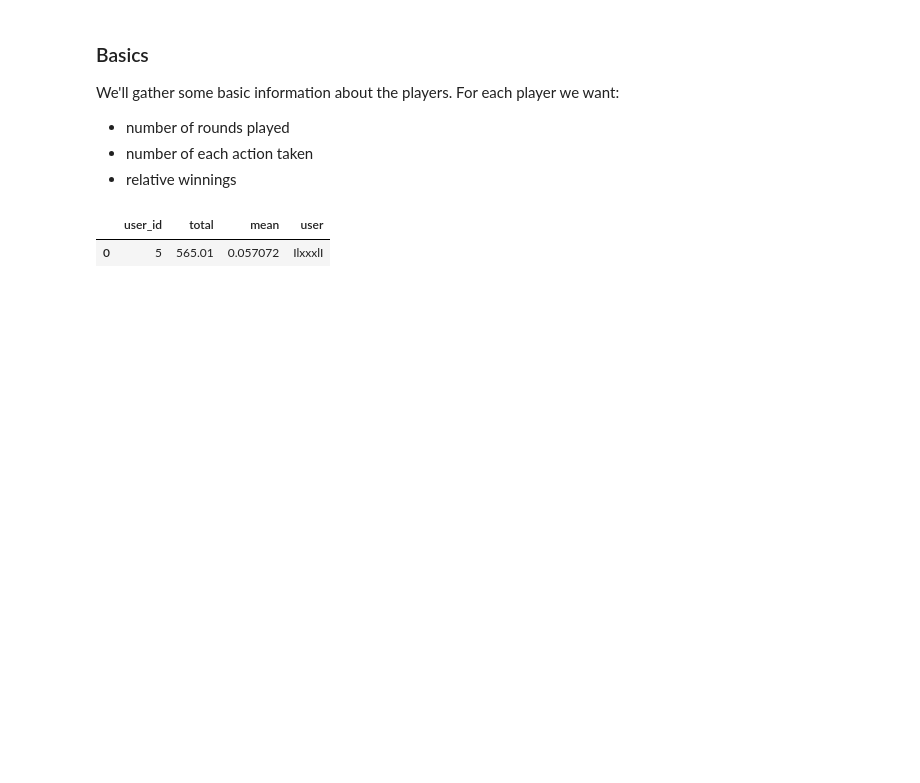
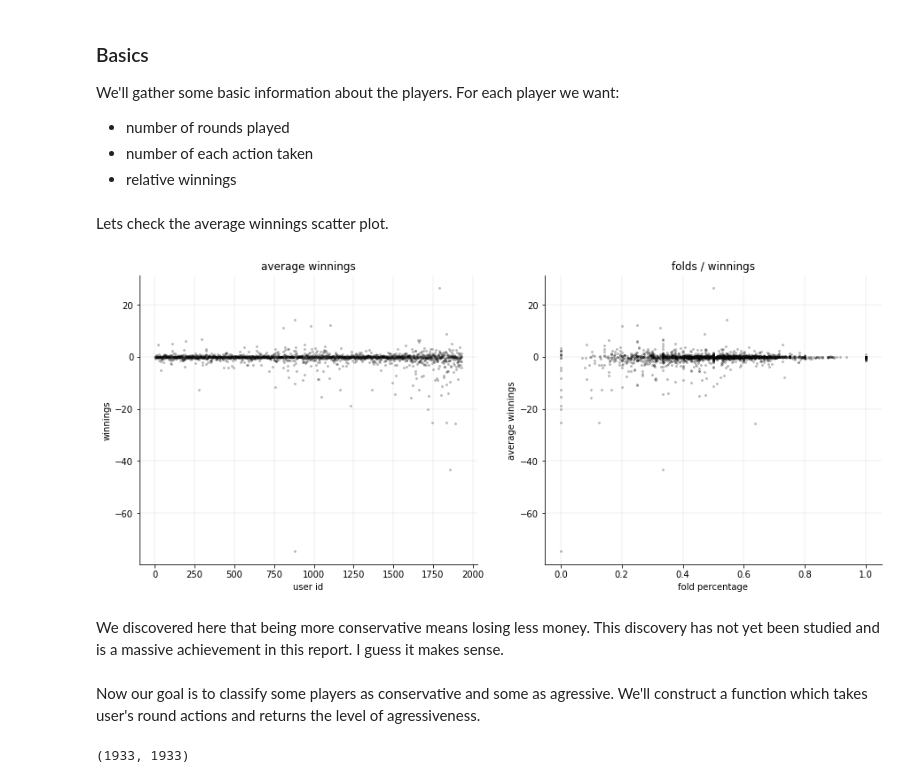
Before and after one commit to kuco23/PokerPlayerPatterns, a Jupyter notebook: notebook.ipynb, the cells around one changed output. Saved outputs shown, nothing was run; the diff lists cells and outputs as text; code cells hidden in the pictures; blank space fills up the shorter version.

Commit message:
fold ratio / tidy inactive users

```diff
--- a/notebook.ipynb
+++ b/notebook.ipynb
@@ -15,3 +9,23 @@ pd.options.display.max_rows = nrowdisplay
+# %%
+from pathlib import Path
+import matplotlib.pyplot as plt
+import pandas as pd
+
+from lib import ActionId, TurnId
+
+# rounds gathered (last one is not finished)
+MAX_ROUND = 42688 - 1
+
+nrounds, nrowdisplay = MAX_ROUND, 15
+pd.options.display.max_rows = nrowdisplay
+
+def setAxDefaults(ax, title, xlab, ylab):
+    ax.set_title(title)
+    ax.set_xlabel(xlab)
+    ax.set_ylabel(ylab)
+    ax.spines['top'].set_visible(False)
+    ax.spines['right'].set_visible(False)
+    ax.grid(color='grey', linestyle='-', linewidth=0.25, alpha=0.5)
 # %% [markdown]
 ### Loading csv
 # %%
@@ -58,19 +71,48 @@ n_actions = actions.groupby('user_id').apply(
         }
     )
 ).reset_index().drop(columns = ['level_1'])
+n_actions['all_actions'] = sum(
+    getattr(n_actions, key) for key in action_dict
+)
 # %%
 winnings = cardshow.groupby('user_id').apply(
     lambda df: pd.DataFrame(
         data = {
-            'total': [df.amount.sum()],
-            'mean': [df.amount.mean()]
+            'total_won': [df.amount.sum()],
+            'avg_won': [df.amount.mean()]
         }
     )
 ).reset_index().drop(columns = ['level_1'])
-# %%
-mx = winnings.total.max()
-player = winnings[winnings.total == mx]
-df.merge(user_ids, how='outer', on='user_id').dropna()
-# %% [output]
-|  | user_id | total | mean | user |
-| 0 | 5 | 565.01 | 0.057072 | IlxxxlI |
+# %% [markdown]
+Lets check the average winnings scatter plot.
+# %%
+fig, (ax1, ax2) = plt.subplots(1, 2, figsize=(15, 6))
+setAxDefaults(ax1, 'average winnings', 'user id', 'winnings')
+setAxDefaults(ax2, 'folds / winnings', 'fold percentage', 'average winnings')
+
+ax1.scatter(
+    winnings.user_id,
+    winnings.avg_won,
+    s=4, c='black', alpha=0.2
+);
+
+ax2.scatter(
+    n_actions.folds / n_actions.all_actions,
+    winnings.avg_won, s=4, c='black', alpha=0.2
+);
+# %% [output]
+[figure, added]
+# %% [markdown]
+We discovered here that being more conservative means losing less money.
+This discovery has not yet been studied and is a massive achievement in this report.
+I guess it makes sense.
+# %% [markdown]
+Now our goal is to classify some players as conservative and some as agressive.
+We'll construct a function which takes user's round actions and returns the level of agressiveness.
+# %%
+def levelOfAgressiveness(df):
+    context_raise = 0
+    for action in df.sort_values('action_order').iterrow():
+        if actio.action_id == ActionId.RAISE:
+# %% [output]
+(1933, 1933)
```
Also changed, not shown: parts of 5 cells of this notebook, 1 other file.
